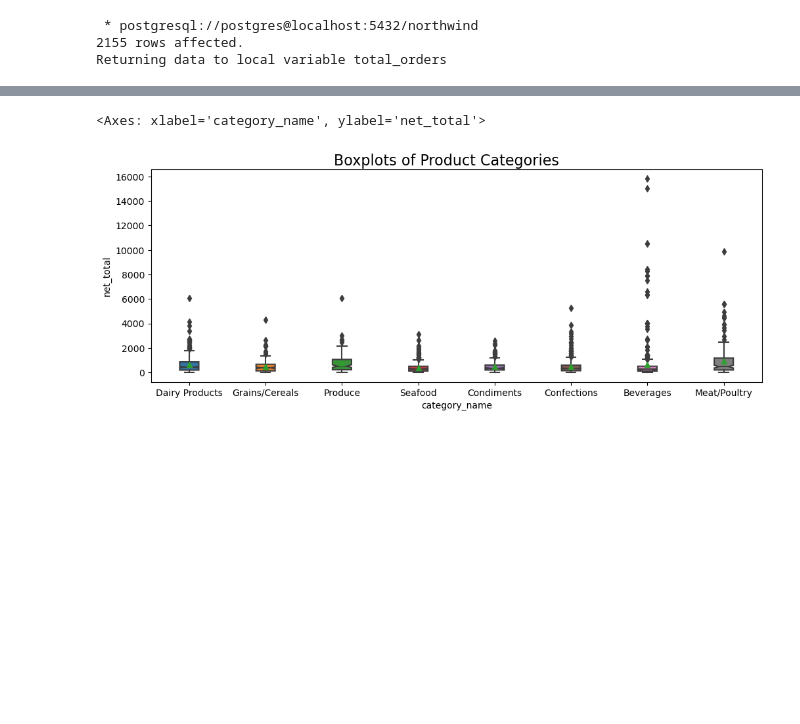
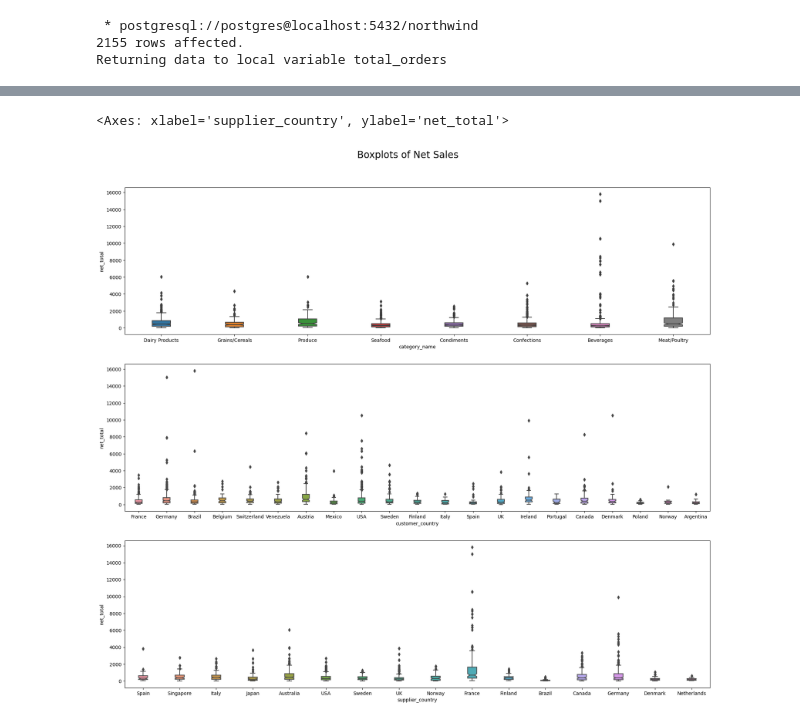
Before and after one commit to ddibara5/northwind-traders, a Jupyter notebook: northwind_traders.ipynb, the cells around one changed output, grey strips where cells are left out. Drawn from its saved outputs; the diff is of its cells as text; code cells hidden in the pictures; blank space fills up the shorter version.

Commit message:
Added more histrograms and boxplots

```diff
--- a/northwind_traders.ipynb
+++ b/northwind_traders.ipynb
@@ -471,12 +496,14 @@ memory usage: 219.0+ KB
 # %%
 #Create boxplot to show distribution by category
-fig,ax = plt.subplots(1,1,figsize=(12,4))
-fig.suptitle('Boxplots of Product Categories', fontsize=16)
+fig,ax = plt.subplots(3,1,figsize=(22,18))
+fig.suptitle('Boxplots of Net Sales', fontsize=20)
 fig.subplots_adjust(top=0.92)
 
-sns.boxplot(data=df1, y='net_total', x='category_name', ax=ax, notch=True, showmeans=True, width=0.25)
+sns.boxplot(data=df1, y='net_total', x='category_name', ax=ax[0], notch=True, showmeans=False, width=0.25)
+sns.boxplot(data=df1, y='net_total', x='customer_country', ax=ax[1], notch=True, showmeans=False, width=0.25)
+sns.boxplot(data=df1, y='net_total', x='supplier_country', ax=ax[2], notch=True, showmeans=False, width=0.25)
 # %% [output]
-<Axes: xlabel='category_name', ylabel='net_total'>
+<Axes: xlabel='supplier_country', ylabel='net_total'>
-[figure, old version]
+[figure, new version]
 # %%
 #Create histograms to show distribution of continuous variables
```
Also changed, not shown: parts of 4 cells of this notebook.
